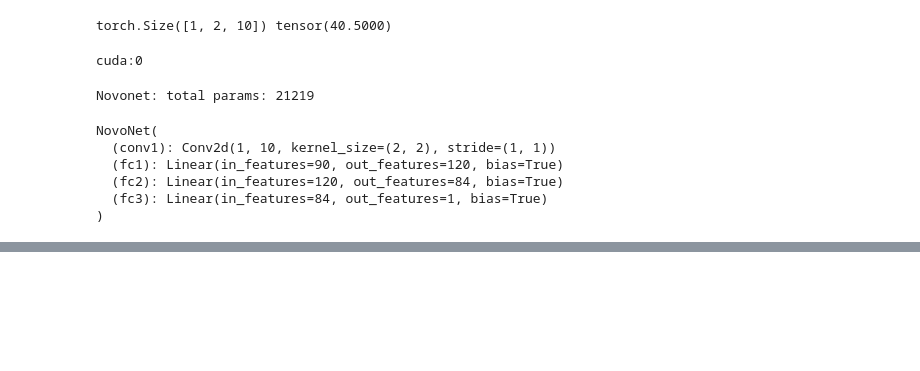
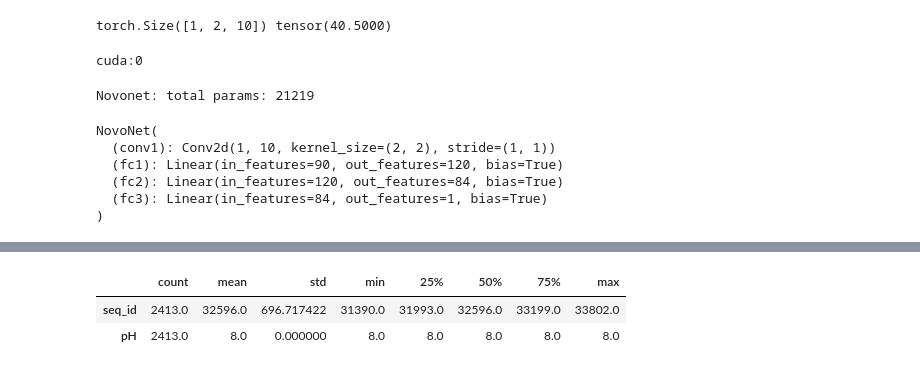
Before and after one commit to gopinathak-geek/novozymes-enzyme-stability-prediction, a Jupyter notebook: NovoModel.ipynb, the cells around one changed output, grey strips where cells are left out. Cells and saved outputs as stored; diff of their text form; code cells hidden in the pictures; blank space fills up the shorter version.

```diff
--- a/NovoModel.ipynb
+++ b/NovoModel.ipynb
@@ -252,0 +296,6 @@ for epoch in range(EPOCHS):
+# %%
+test_df.describe().transpose()
+# %% [output]
+|  | count | mean | std | min | 25% | 50% | 75% | max |
+| seq_id | 2413.0 | 32596.0 | 696.717422 | 31390.0 | 31993.0 | 32596.0 | 33199.0 | 33802.0 |
+| pH | 2413.0 | 8.0 | 0.000000 | 8.0 | 8.0 | 8.0 | 8.0 | 8.0 |
```
Also changed, not shown: parts of 17 cells of this notebook.
